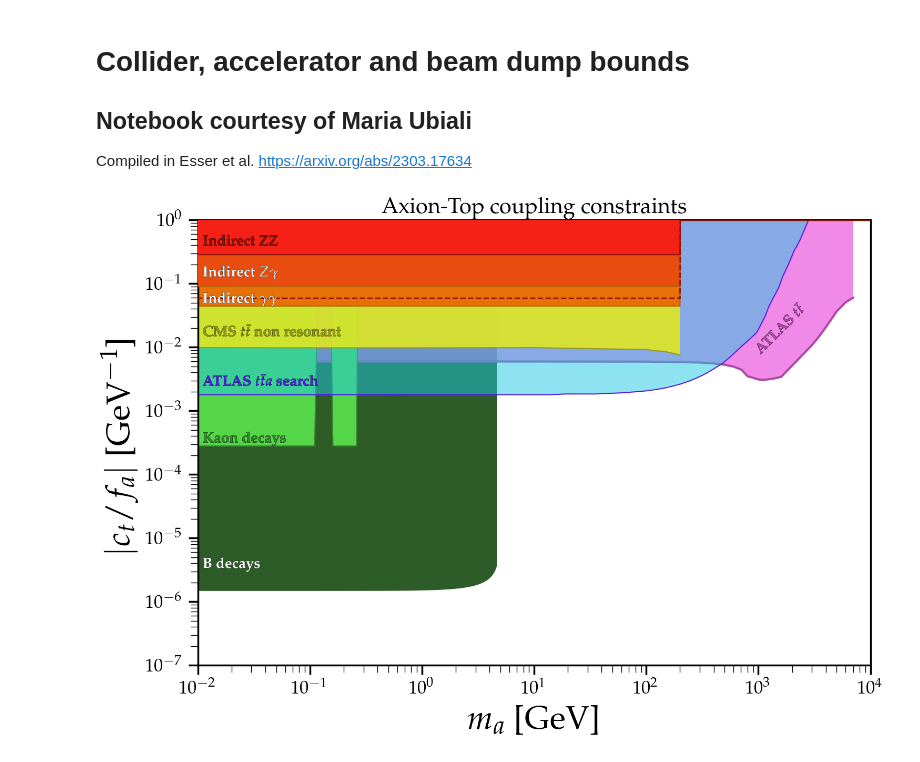
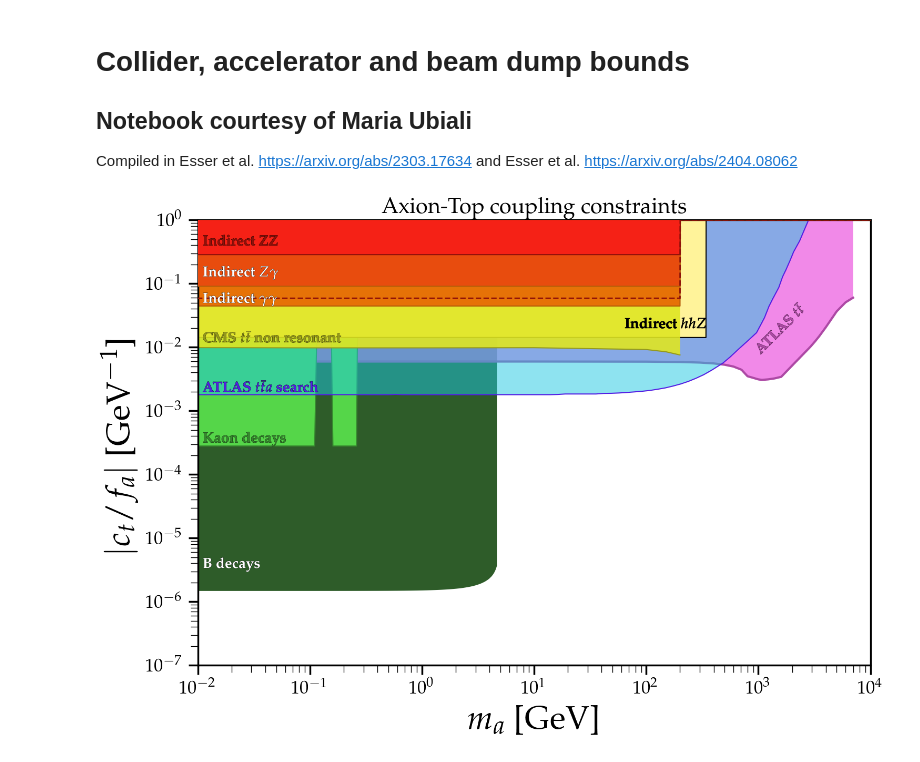
Before and after one commit to cajohare/AxionLimits, a Jupyter notebook: AxionTop_ColliderBounds.ipynb, the cells around one changed output. Cells and saved outputs as stored; diff of their text form; code cells hidden in the pictures.

Commit message:
updated axiontop

```diff
--- a/AxionTop_ColliderBounds.ipynb
+++ b/AxionTop_ColliderBounds.ipynb
@@ -1,36 +1,36 @@
 # %% [markdown]
 # Collider, accelerator and beam dump bounds
 ## Notebook courtesy of Maria Ubiali
-Compiled in Esser et al. https://arxiv.org/abs/2303.17634
+Compiled in Esser et al. https://arxiv.org/abs/2303.17634 and Esser et al.  https://arxiv.org/abs/2404.08062
 # %%
 %matplotlib inline
 from numpy import *
 import matplotlib.pyplot as plt
 from PlotFuncs import FigSetup, AxionTop, MySaveFig, BlackHoleSpins, FilledLimit, line_background
-
 
 fig,ax = FigSetup(Shape='Rectangular',xlab=r'$m_a$ [GeV]',ylab=r'$|c_t/f_a|$ [GeV$^{-1}$]',mathpazo=True,
                   m_min=1e-2,m_max=1e4,g_min=1e-7,g_max=1.0e0,xtick_rotation=0)
 
 AxionTop.ATLAS_direct(ax,text_on=False)
 AxionTop.ATLAS_indirect(ax,text_on=False)
 AxionTop.CMS_indirect(ax,text_on=False)
 AxionTop.K_decay(ax,text_on=False)
 AxionTop.B_decay(ax,text_on=False)
 AxionTop.indirect_zz(ax,text_on=False)
 AxionTop.indirect_gamgam(ax,text_on=False)
 AxionTop.indirect_zgam(ax,text_on=False)
+AxionTop.indirect_hhz(ax,text_on=False)
 
-plt.text(1.1e-2,2.5e-3,r'{\bf ATLAS $t\bar{t}a$ search}',color='#531ee3',rotation=0,fontsize=20,path_effects=line_background(0.5,'k'))
+plt.text(1.1e-2,2e-3,r'{\bf ATLAS $t\bar{t}a$ search}',color='#531ee3',rotation=0,fontsize=20,path_effects=line_background(0.5,'k'))
 plt.text(9e2,8e-3,r'{\bf ATLAS $t\bar{t}$}',color='#ad49a5',rotation=45,fontsize=20,path_effects=line_background(0.5,'k'))
-plt.text(1.1e-2,1.5e-2,r'{\bf CMS $t\bar{t}$ non resonant}',color='#95991c',rotation=0,fontsize=20,path_effects=line_background(0.5,'k'))
+plt.text(1.1e-2,1.2e-2,r'{\bf CMS $t\bar{t}$ non resonant}',color='#95991c',rotation=0,fontsize=20,path_effects=line_background(0.5,'k'))
 plt.text(1.1e-2,3.2e-4,r'{\bf Kaon decays}',color='#37872f',rotation=0,fontsize=20,path_effects=line_background(0.5,'k'))
 plt.text(1.1e-2,3.4e-6,r'{\bf B decays}',color='w',rotation=0,fontsize=20,path_effects=line_background(0.5,'k'))
 plt.text(1.1e-2,4e-1,r'{\bf Indirect ZZ}',color='#8f110a',rotation=0,fontsize=20,path_effects=line_background(0.5,'k'))
 plt.text(1.1e-2,5e-2,r'{\bf Indirect $\gamma\gamma$}',color='w',rotation=0,fontsize=20,path_effects=line_background(0.5,'k'))
 plt.text(1.1e-2,1.3e-1,r'{\bf Indirect $Z\gamma$}',color='w',rotation=0,fontsize=20,path_effects=line_background(0.5,'k'))
+plt.text(6.4e+1,2e-2,r'{\bf Indirect $hhZ$}',color='black',rotation=0,fontsize=20,path_effects=line_background(0.5,'k'))
 plt.title("Axion-Top coupling constraints")
-
-MySaveFig(fig,'AxionTop_Collider')
+MySaveFig(fig,'AxionTop_Collider_hh')
 # %% [output]
-[figure, old version]
+[figure, new version]
```
Also changed, not shown: 8 other files.
